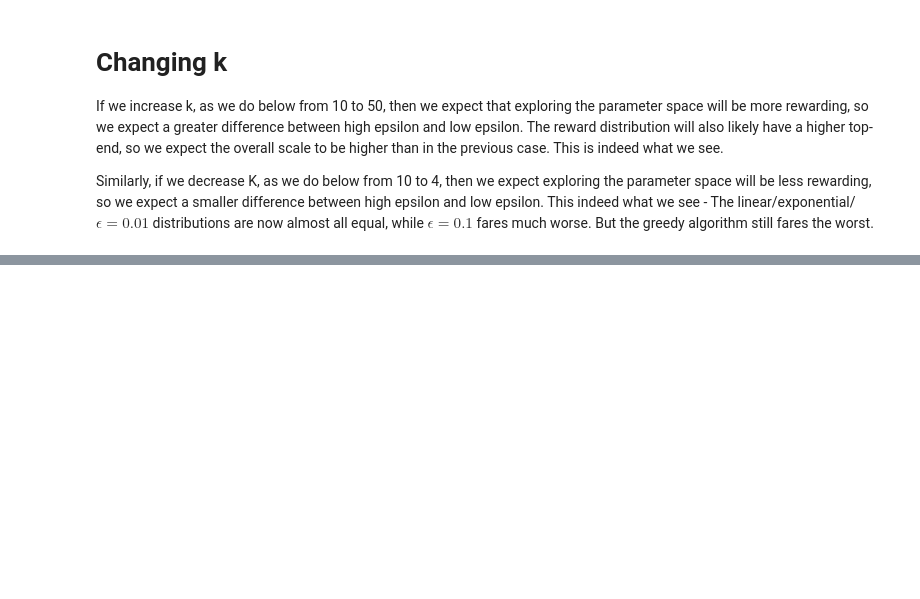
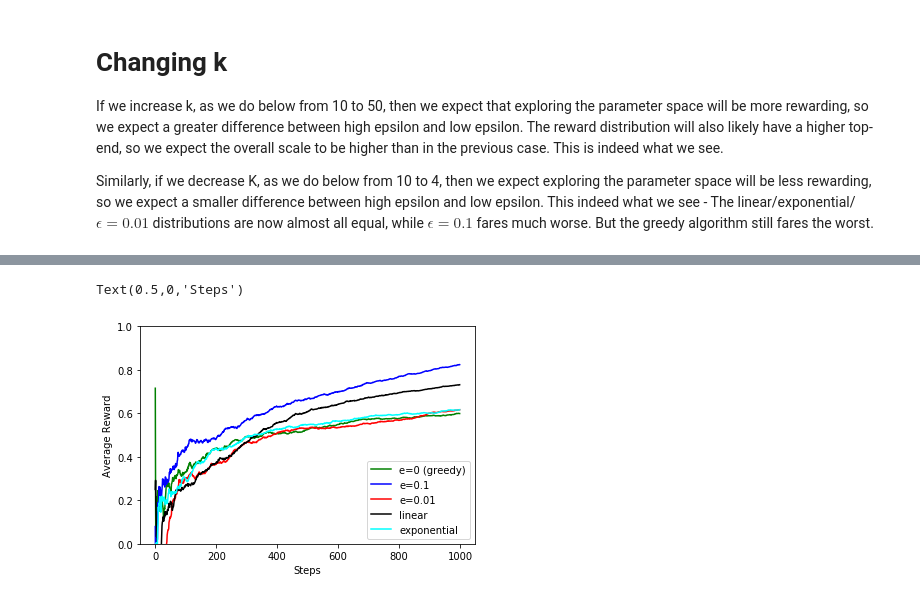
Before and after one commit to Priyanka328/RL_Sutton_Barton, a Jupyter notebook: Section 2.3 - Epsilon-greedy k-armed bandit for stationary problem.ipynb, the cells around one changed output, grey strips where cells are left out. Cells and saved outputs as stored; diff of their text form; code cells hidden in the pictures; blank space fills up the shorter version.

```diff
--- a/Section 2.3 - Epsilon-greedy k-armed bandit for stationary problem.ipynb
+++ b/Section 2.3 - Epsilon-greedy k-armed bandit for stationary problem.ipynb
@@ -170,0 +178,19 @@ Text(0.5,1,'K=4')
+# %%
+results_0 = do_N_runs(250, 10, 1000, lambda _: 0, 10)
+results_01 = do_N_runs(250, 10, 1000, lambda _: 0.1, 10)
+results_001 = do_N_runs(250, 10, 1000, lambda _:0.01, 10)
+results_lin_t = do_N_runs(250, 10, 1000, lambda x: 0.1*(1-x), 10)
+results_exp_t = do_N_runs(250, 10, 1000, lambda x: 0.01 * (1-np.exp(x-1)) / (1-np.exp(-1)), 10)
+# %%
+plt.plot(results_0, c='green', label='e=0 (greedy)')
+plt.plot(results_01, c='blue', label='e=0.1')
+plt.plot(results_001, c='red', label='e=0.01')
+plt.plot(results_lin_t, c='black', label='linear')
+plt.plot(results_exp_t, c='cyan', label='exponential')
+plt.legend()
+plt.ylim((0,1.0))
+plt.ylabel('Average Reward')
+plt.xlabel('Steps')
+# %% [output]
+Text(0.5,0,'Steps')
+[figure, added]
```
Also changed, not shown: parts of 14 cells of this notebook.
